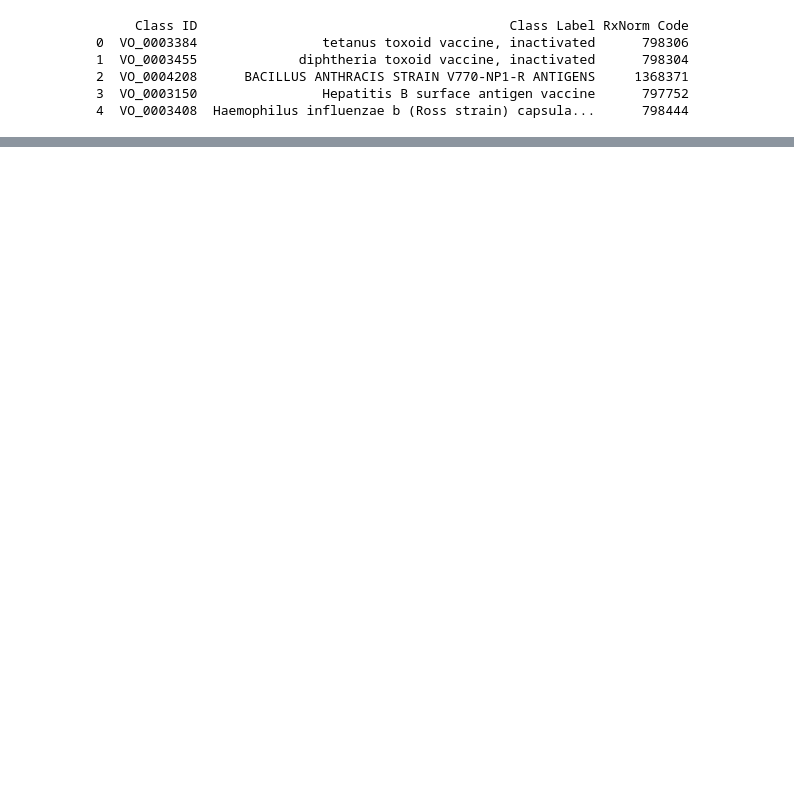
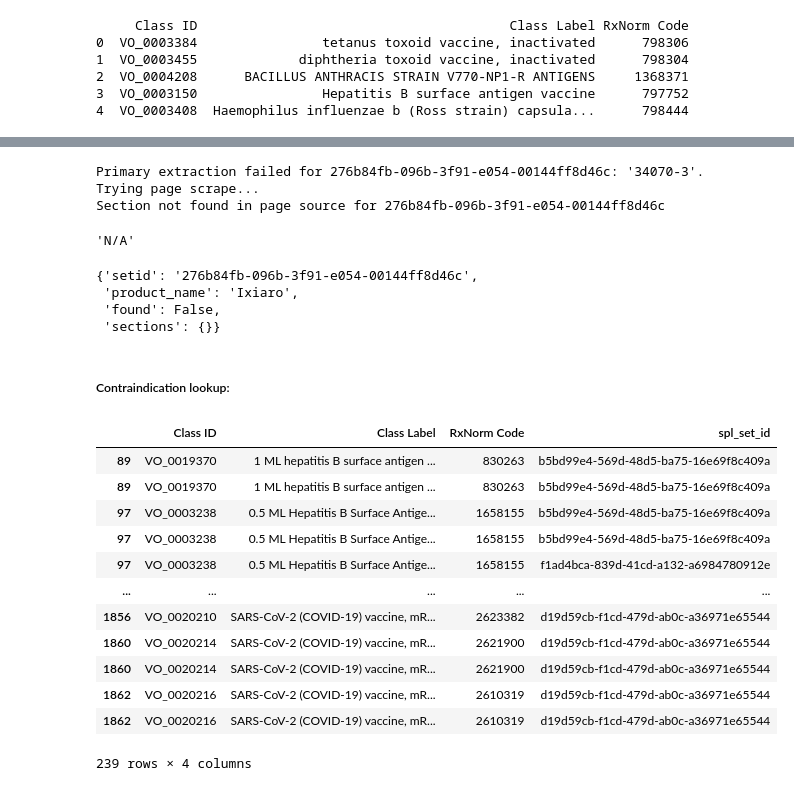
Before and after one commit to warren-manuel/spl-mapper, a Jupyter notebook: notebooks/dev/04_21_CI_Map_VO_Feasibility.ipynb, the cells around one changed output, grey strips where cells are left out. Drawn from its saved outputs; the diff is of its cells as text; code cells hidden in the pictures; blank space fills up the shorter version.

```diff
--- a/notebooks/dev/04_21_CI_Map_VO_Feasibility.ipynb
+++ b/notebooks/dev/04_21_CI_Map_VO_Feasibility.ipynb
@@ -51 +117,16 @@ def get_rx_prop(rxnorm_code, property_name="allProperties"):
+# %%
+extract_section_safe("276b84fb-096b-3f91-e054-00144ff8d46c", [CONTRA_Loinc])
+# %% [output]
+Primary extraction failed for 276b84fb-096b-3f91-e054-00144ff8d46c: '34070-3'. Trying page scrape...
+Section not found in page source for 276b84fb-096b-3f91-e054-00144ff8d46c
+'N/A'
+# %%
+extract_section("276b84fb-096b-3f91-e054-00144ff8d46c", [CONTRA_Loinc])
+# %% [output]
+{'setid': '276b84fb-096b-3f91-e054-00144ff8d46c',
+ 'product_name': 'Ixiaro',
+ 'found': False,
+ 'sections': {}}
+# %% [markdown]
+##### Contraindication lookup:
 # %%
@@ -52,0 +134,17 @@ df['spl'] = df['RxNorm Code'].apply(lambda x: get_rx_prop(x, "SPL_SET_ID"))
+# %%
+contra_df = df[df['spl_set_id'].str.len() > 0]
+contra_df = contra_df.explode('spl_set_id')
+# %% [output]
+|  | Class ID | Class Label | RxNorm Code | spl_set_id |
+| 89 | VO_0019370 | 1 ML hepatitis B surface antigen ... | 830263 | b5bd99e4-569d-48d5-ba75-16e69f8c409a |
+| 89 | VO_0019370 | 1 ML hepatitis B surface antigen ... | 830263 | b5bd99e4-569d-48d5-ba75-16e69f8c409a |
+| 97 | VO_0003238 | 0.5 ML Hepatitis B Surface Antige... | 1658155 | b5bd99e4-569d-48d5-ba75-16e69f8c409a |
+| 97 | VO_0003238 | 0.5 ML Hepatitis B Surface Antige... | 1658155 | b5bd99e4-569d-48d5-ba75-16e69f8c409a |
+| 97 | VO_0003238 | 0.5 ML Hepatitis B Surface Antige... | 1658155 | f1ad4bca-839d-41cd-a132-a6984780912e |
+| ... | ... | ... | ... | ... |
+| 1856 | VO_0020210 | SARS-CoV-2 (COVID-19) vaccine, mR... | 2623382 | d19d59cb-f1cd-479d-ab0c-a36971e65544 |
+| 1860 | VO_0020214 | SARS-CoV-2 (COVID-19) vaccine, mR... | 2621900 | d19d59cb-f1cd-479d-ab0c-a36971e65544 |
+| 1860 | VO_0020214 | SARS-CoV-2 (COVID-19) vaccine, mR... | 2621900 | d19d59cb-f1cd-479d-ab0c-a36971e65544 |
+| 1862 | VO_0020216 | SARS-CoV-2 (COVID-19) vaccine, mR... | 2610319 | d19d59cb-f1cd-479d-ab0c-a36971e65544 |
+| 1862 | VO_0020216 | SARS-CoV-2 (COVID-19) vaccine, mR... | 2610319 | d19d59cb-f1cd-479d-ab0c-a36971e65544 |
+239 rows × 4 columns
```
Also changed, not shown: parts of 36 cells of this notebook, 37 other files.
